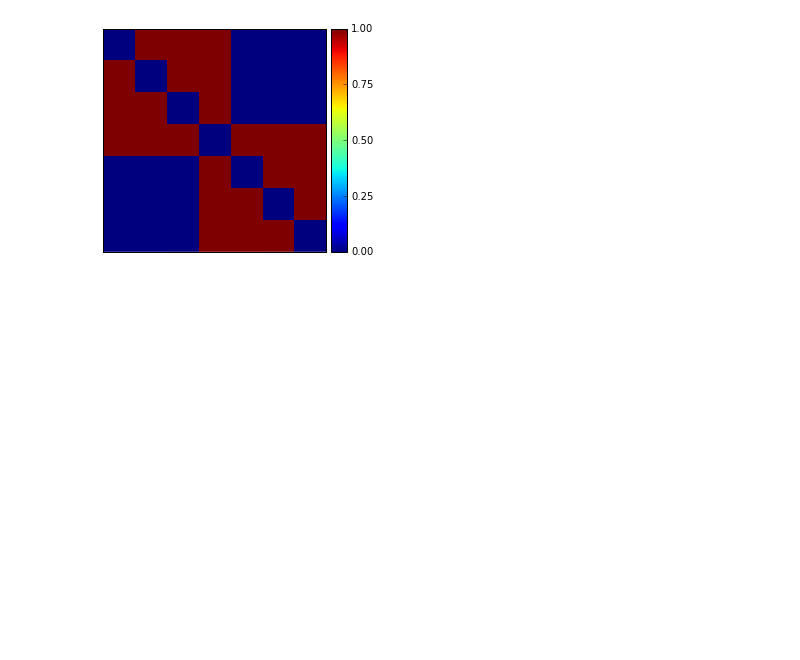
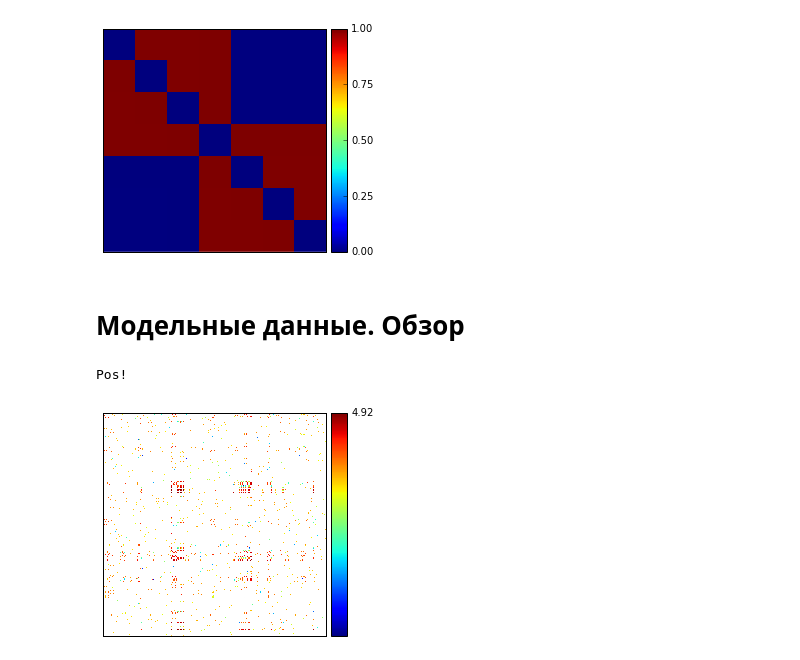
Before and after one commit to yangkuoone/WeiCLAM, a Jupyter notebook: code/Model Comparation.ipynb, the cells around one changed output. Drawn from its saved outputs; the diff is of its cells as text; code cells hidden in the pictures; blank space fills up the shorter version.

```diff
--- a/code/Model Comparation.ipynb
+++ b/code/Model Comparation.ipynb
@@ -152,3 +336,16 @@ print MixedModularity(F, At)
  [ 0.125  0.625  0.625 -0.375]]
 0.25
 [figure]
+# %% [markdown]
+# Модельные данные. Обзор
+# %%
+G, comms = LancichinettiBenchmark(N=1000)
+# %%
+pos=nx.spring_layout(G)
+print 'Pos!'
+# %% [output]
+Pos!
+# %%
+draw_matrix(np.log(nx.to_numpy_matrix(G)))
+# %% [output]
+[figure, added]
```
Also changed, not shown: parts of 21 cells of this notebook, 4 other files.
